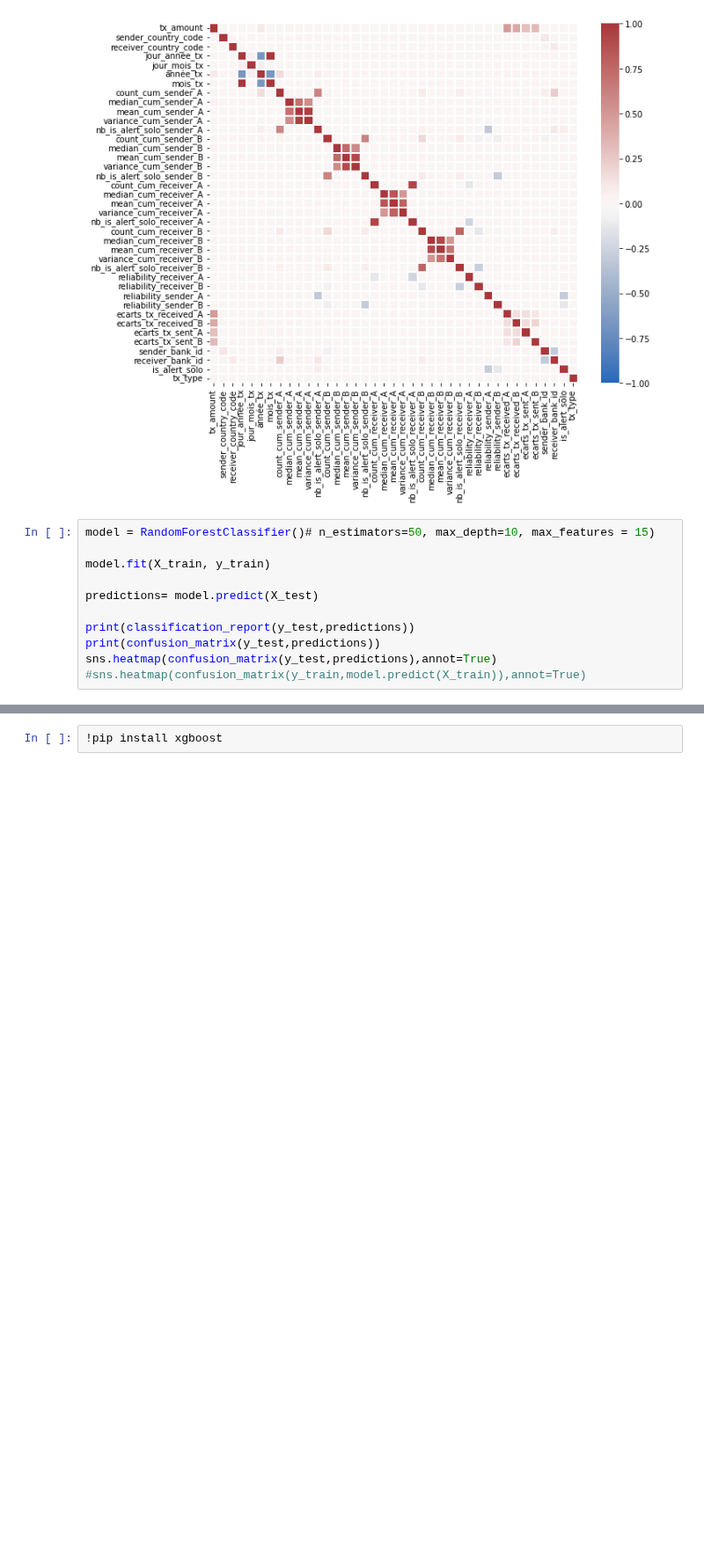
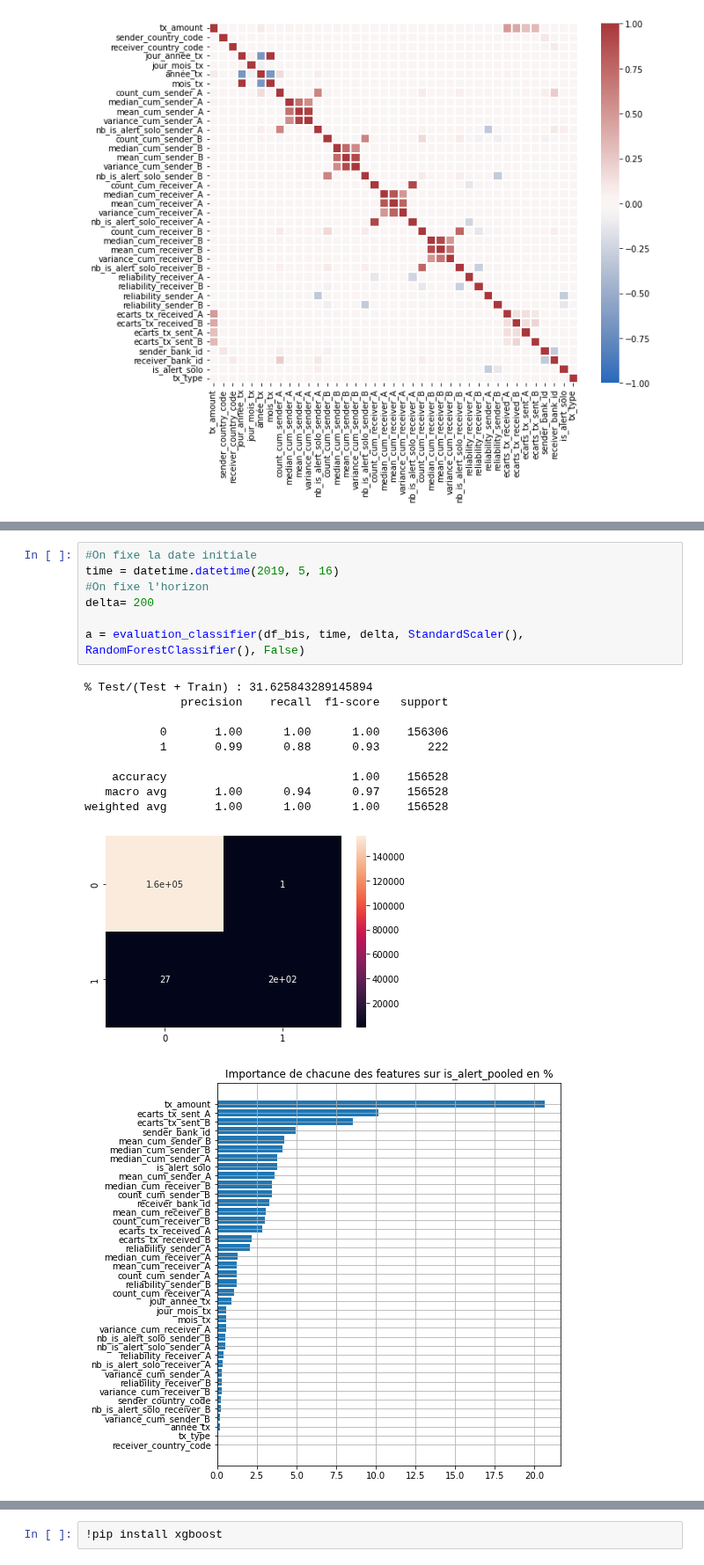
Before and after one commit to CorentinPernot/Statapp, a Jupyter notebook: Notebook/modé.ipynb, the cells around one changed output, grey strips where cells are left out. Shown at 88% size. Drawn from its saved outputs; the diff is of its cells as text; blank space fills up the shorter version.

```diff
--- a/Notebook/modé.ipynb
+++ b/Notebook/modé.ipynb
@@ -357,14 +357,3 @@ sns.heatmap(X_train.corr(), cmap= cmap, linewidths=.3, vmin=-1, vmax=1)
 # %% [output]
 <AxesSubplot:>
 [figure]
-# %%
-model = RandomForestClassifier()# n_estimators=50, max_depth=10, max_features = 15)
-
-model.fit(X_train, y_train)
-
-predictions= model.predict(X_test)
-
-print(classification_report(y_test,predictions))
-print(confusion_matrix(y_test,predictions))
-sns.heatmap(confusion_matrix(y_test,predictions),annot=True)
-#sns.heatmap(confusion_matrix(y_train,model.predict(X_train)),annot=True)
@@ -400,0 +433,19 @@ plt.show()
+# %%
+#On fixe la date initiale
+time = datetime.datetime(2019, 5, 16)
+#On fixe l'horizon
+delta= 200
+
+a = evaluation_classifier(df_bis, time, delta, StandardScaler(), RandomForestClassifier(), False)
+# %% [output]
+% Test/(Test + Train) : 31.625843289145894
+              precision    recall  f1-score   support
+
+           0       1.00      1.00      1.00    156306
+           1       0.99      0.88      0.93       222
+
+    accuracy                           1.00    156528
+   macro avg       1.00      0.94      0.97    156528
+weighted avg       1.00      1.00      1.00    156528
+[figure, added]
+[figure, added]
```
Also changed, not shown: parts of 54 cells of this notebook.
